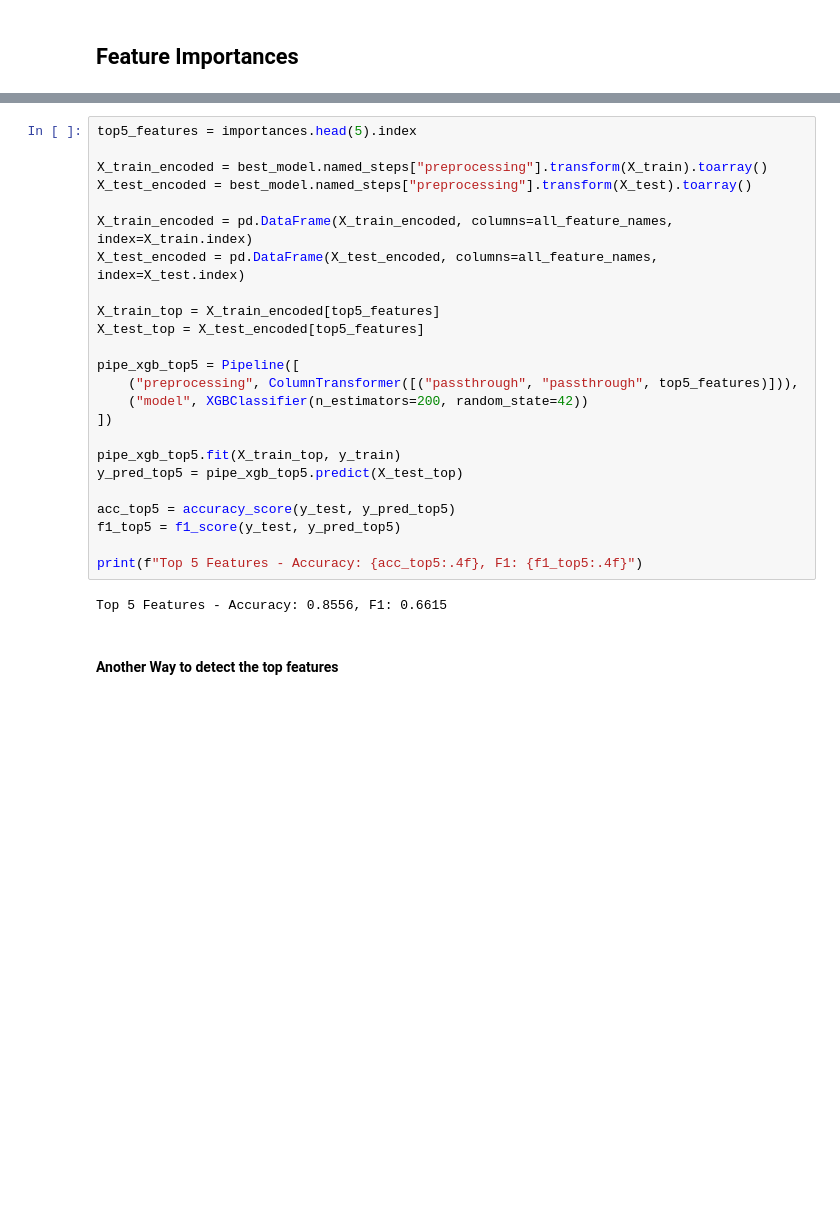
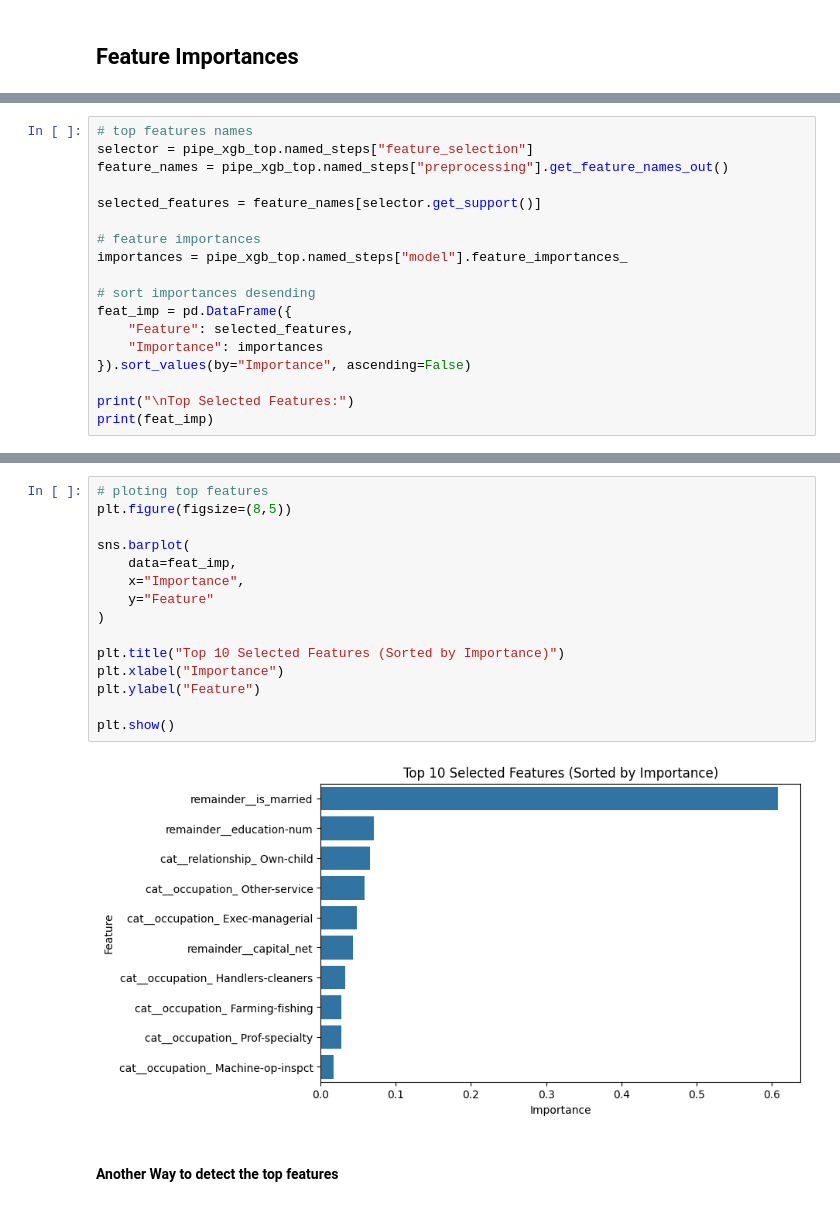
Before and after one commit to mohamedalaa-505/SupervisedML_project, a Jupyter notebook: Final_Project.ipynb, the cells around one changed output, grey strips where cells are left out. Drawn from its saved outputs; the diff is of its cells as text; blank space fills up the shorter version.

```diff
--- a/Final_Project.ipynb
+++ b/Final_Project.ipynb
@@ -644,0 +714,18 @@ plt.show()
+# %%
+# top features names
+selector = pipe_xgb_top.named_steps["feature_selection"]
+feature_names = pipe_xgb_top.named_steps["preprocessing"].get_feature_names_out()
+
+selected_features = feature_names[selector.get_support()]
+
+# feature importances
+importances = pipe_xgb_top.named_steps["model"].feature_importances_
+
+# sort importances desending
+feat_imp = pd.DataFrame({
+    "Feature": selected_features,
+    "Importance": importances
+}).sort_values(by="Importance", ascending=False)
+
+print("\nTop Selected Features:")
+print(feat_imp)
@@ -645,29 +745,20 @@ plt.show()
 # %%
-top5_features = importances.head(5).index
+# ploting top features
+plt.figure(figsize=(8,5))
 
-X_train_encoded = best_model.named_steps["preprocessing"].transform(X_train).toarray()
-X_test_encoded = best_model.named_steps["preprocessing"].transform(X_test).toarray()
+sns.barplot(
+    data=feat_imp,
+    x="Importance",
+    y="Feature"
+)
 
-X_train_encoded = pd.DataFrame(X_train_encoded, columns=all_feature_names, index=X_train.index)
-X_test_encoded = pd.DataFrame(X_test_encoded, columns=all_feature_names, index=X_test.index)
+plt.title("Top 10 Selected Features (Sorted by Importance)")
+plt.xlabel("Importance")
+plt.ylabel("Feature")
 
-X_train_top = X_train_encoded[top5_features]
-X_test_top = X_test_encoded[top5_features]
-
-pipe_xgb_top5 = Pipeline([
-    ("preprocessing", ColumnTransformer([("passthrough", "passthrough", top5_features)])),
-    ("model", XGBClassifier(n_estimators=200, random_state=42))
-])
-
-pipe_xgb_top5.fit(X_train_top, y_train)
-y_pred_top5 = pipe_xgb_top5.predict(X_test_top)
-
-acc_top5 = accuracy_score(y_test, y_pred_top5)
-f1_top5 = f1_score(y_test, y_pred_top5)
-
-print(f"Top 5 Features - Accuracy: {acc_top5:.4f}, F1: {f1_top5:.4f}")
+plt.show()
 # %% [output]
-Top 5 Features - Accuracy: 0.8556, F1: 0.6615
+[figure, added]
 # %% [markdown]
 #### **Another Way to detect the top features**
 # %%
```
Also changed, not shown: parts of 12 cells of this notebook, 1 other file.
